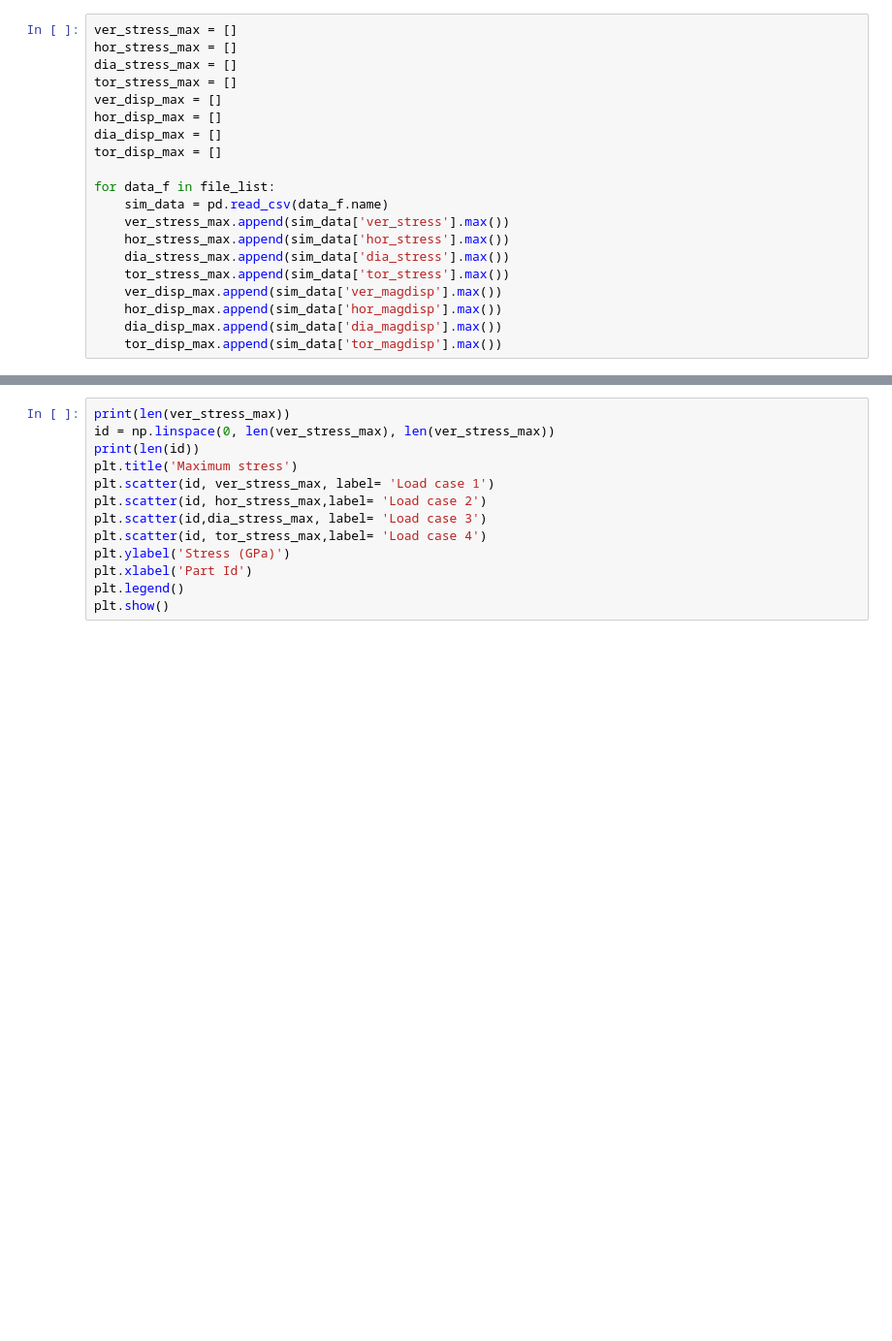
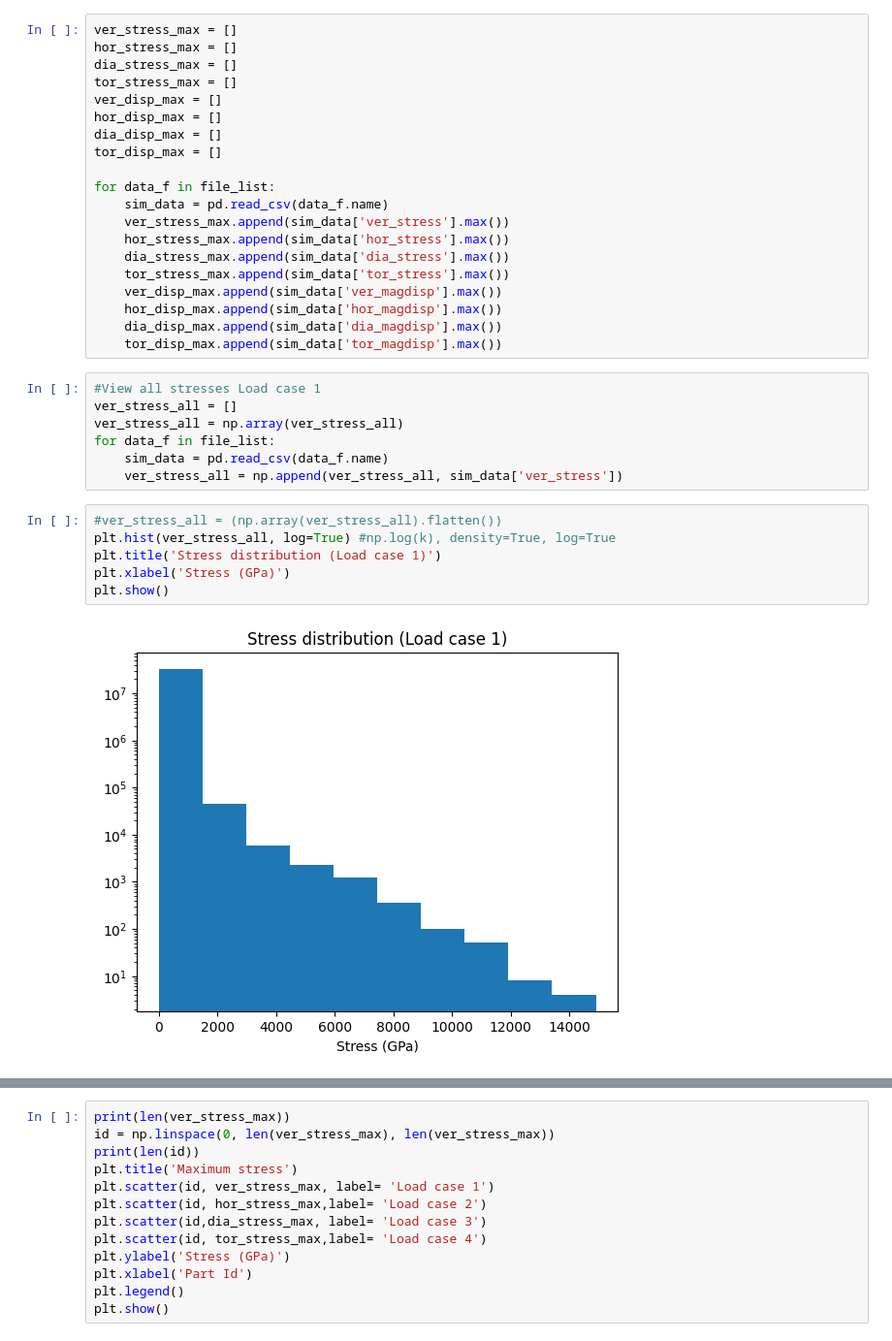
Before and after one commit to ajdr88/CAE_DS_Training, a Jupyter notebook: Week-1.ipynb, the cells around one changed output, grey strips where cells are left out. Shown at 97% size. Cells and saved outputs as stored; diff of their text form; blank space fills up the shorter version.

```diff
--- a/Week-1.ipynb
+++ b/Week-1.ipynb
@@ -208,3 +213,18 @@ for data_f in file_list:
     hor_disp_max.append(sim_data['hor_magdisp'].max())
     dia_disp_max.append(sim_data['dia_magdisp'].max())
     tor_disp_max.append(sim_data['tor_magdisp'].max())
+# %%
+#View all stresses Load case 1
+ver_stress_all = []
+ver_stress_all = np.array(ver_stress_all)
+for data_f in file_list:
+    sim_data = pd.read_csv(data_f.name)
+    ver_stress_all = np.append(ver_stress_all, sim_data['ver_stress'])
+# %%
+#ver_stress_all = (np.array(ver_stress_all).flatten())
+plt.hist(ver_stress_all, log=True) #np.log(k), density=True, log=True
+plt.title('Stress distribution (Load case 1)')
+plt.xlabel('Stress (GPa)')
+plt.show()
+# %% [output]
+[figure, added]
```
Also changed, not shown: parts of 33 cells of this notebook, 1 other file.
